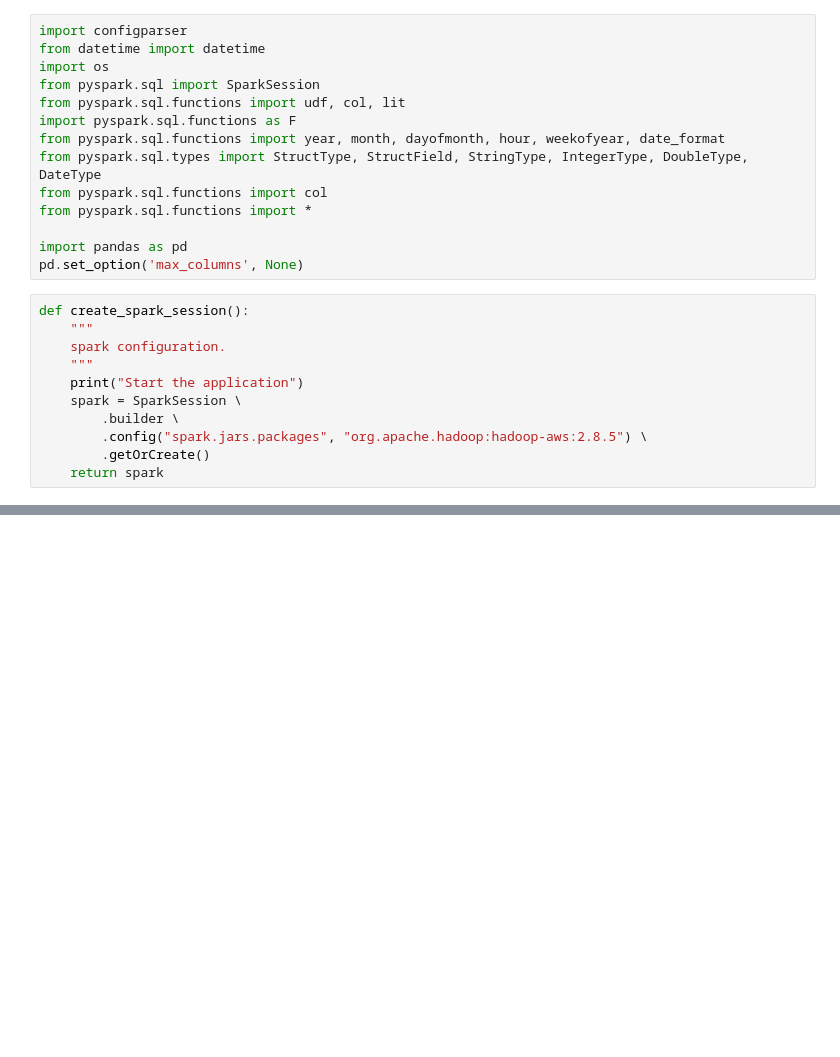
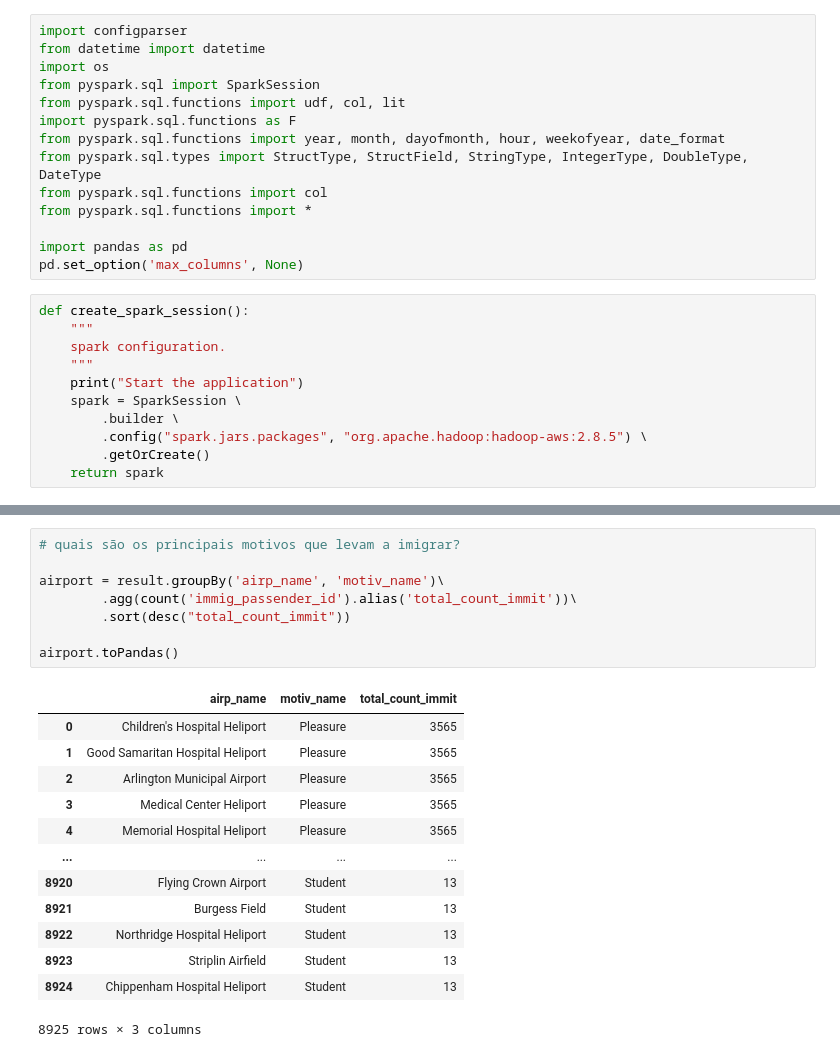
Before and after one commit to TurcoDick/pyspark_emr, a Jupyter notebook: Capstone.ipynb, the cells around one changed output, grey strips where cells are left out. Saved outputs shown, nothing was run; the diff lists cells and outputs as text; blank space fills up the shorter version.

```diff
--- a/Capstone.ipynb
+++ b/Capstone.ipynb
@@ -373,0 +435,22 @@ Start the application
+# %%
+# quais são os principais motivos que levam a imigrar?
+
+airport = result.groupBy('airp_name', 'motiv_name')\
+        .agg(count('immig_passender_id').alias('total_count_immit'))\
+        .sort(desc("total_count_immit"))
+
+airport.toPandas()
+# %% [output]
+|  | airp_name | motiv_name | total_count_immit |
+| 0 | Children's Hospital Heliport | Pleasure | 3565 |
+| 1 | Good Samaritan Hospital Heliport | Pleasure | 3565 |
+| 2 | Arlington Municipal Airport | Pleasure | 3565 |
+| 3 | Medical Center Heliport | Pleasure | 3565 |
+| 4 | Memorial Hospital Heliport | Pleasure | 3565 |
+| ... | ... | ... | ... |
+| 8920 | Flying Crown Airport | Student | 13 |
+| 8921 | Burgess Field | Student | 13 |
+| 8922 | Northridge Hospital Heliport | Student | 13 |
+| 8923 | Striplin Airfield | Student | 13 |
+| 8924 | Chippenham Hospital Heliport | Student | 13 |
+8925 rows × 3 columns
```
Also changed, not shown: parts of 37 cells of this notebook.
